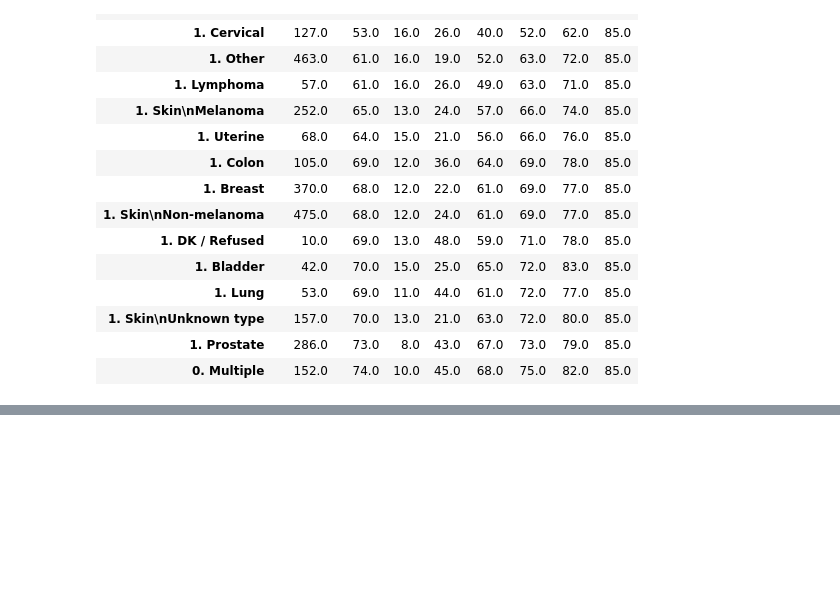
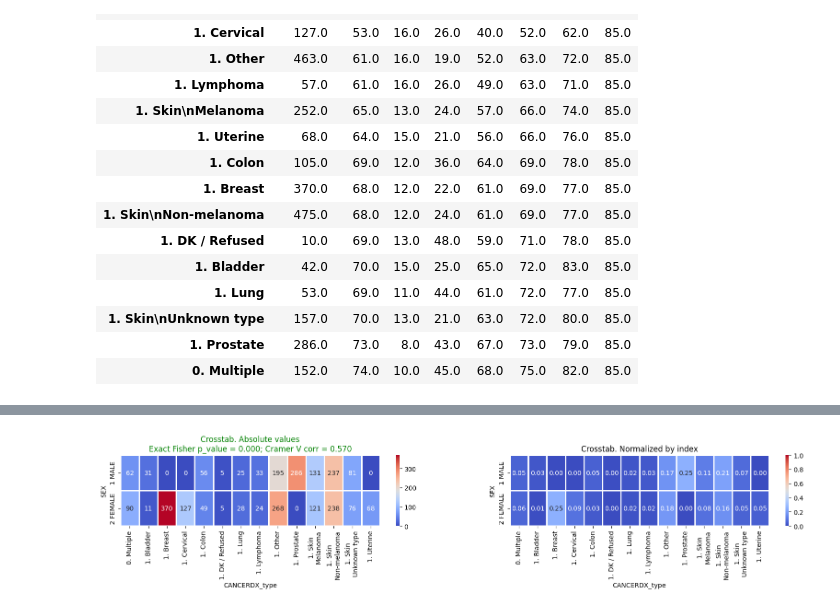
Before and after one commit to trojanskehesten/meps-cancer-analysis, a Jupyter notebook: MEPS Cancer analysis 2019.ipynb, the cells around one changed output, grey strips where cells are left out. Drawn from its saved outputs; the diff is of its cells as text; code cells hidden in the pictures; blank space fills up the shorter version.

```diff
--- a/MEPS Cancer analysis 2019.ipynb
+++ b/MEPS Cancer analysis 2019.ipynb
@@ -538,0 +564,4 @@ These patterns reflect the biological and epidemiological characteristics of eac
+# %%
+tf.crosstab(df[df[cancer_feat_type]!=no_ans], sex_feat, cancer_feat_type, figsize=(20, 2))
+# %% [output]
+[figure, added]
```
Also changed, not shown: parts of 45 cells of this notebook.
